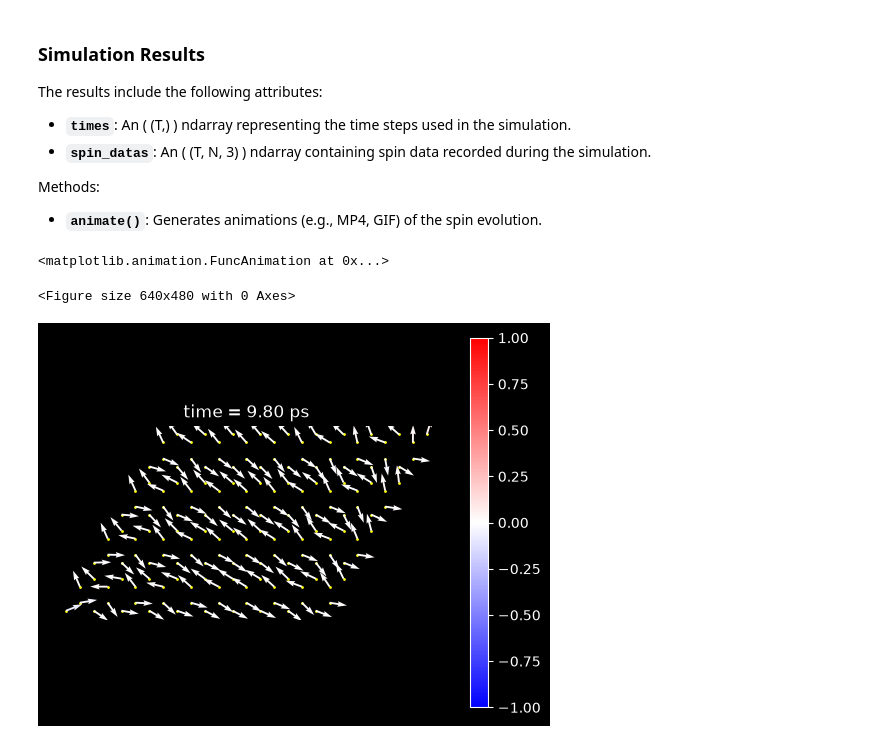
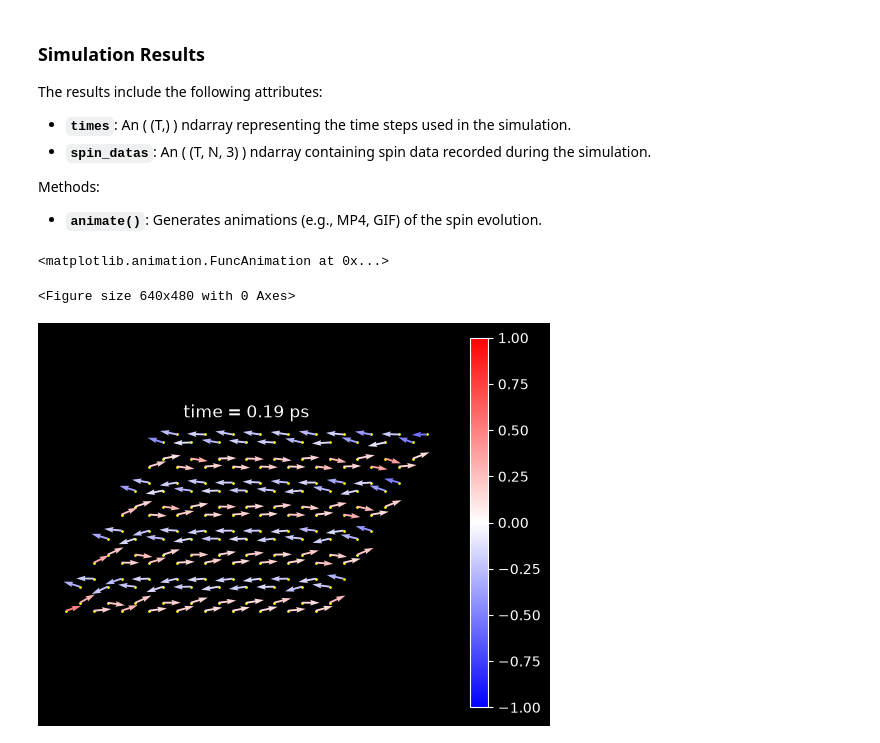
Before and after one commit to ianchung621/LLGS-simulation, a Jupyter notebook: example.ipynb, the cells around one changed output. Saved outputs shown, nothing was run; the diff lists cells and outputs as text; code cells hidden in the pictures.

```diff
--- a/example.ipynb
+++ b/example.ipynb
@@ -175,8 +175,8 @@ Methods:
 - **`animate()`**: Generates animations (e.g., MP4, GIF) of the spin evolution.
 # %%
 results = ReadResult(f'{fdn}/results_RK4.h5')
-results.animate(period = 1000, save_fn = f'doc/spin_animation.gif')
+results.animate(period = 50, save_fn = f'doc/spin_animation.gif')
 # %% [output]
 <matplotlib.animation.FuncAnimation at 0x...>
 <Figure size 640x480 with 0 Axes>
-[figure, old version]
+[figure, new version]
```
Also changed, not shown: parts of 3 cells of this notebook, 5 other files.
